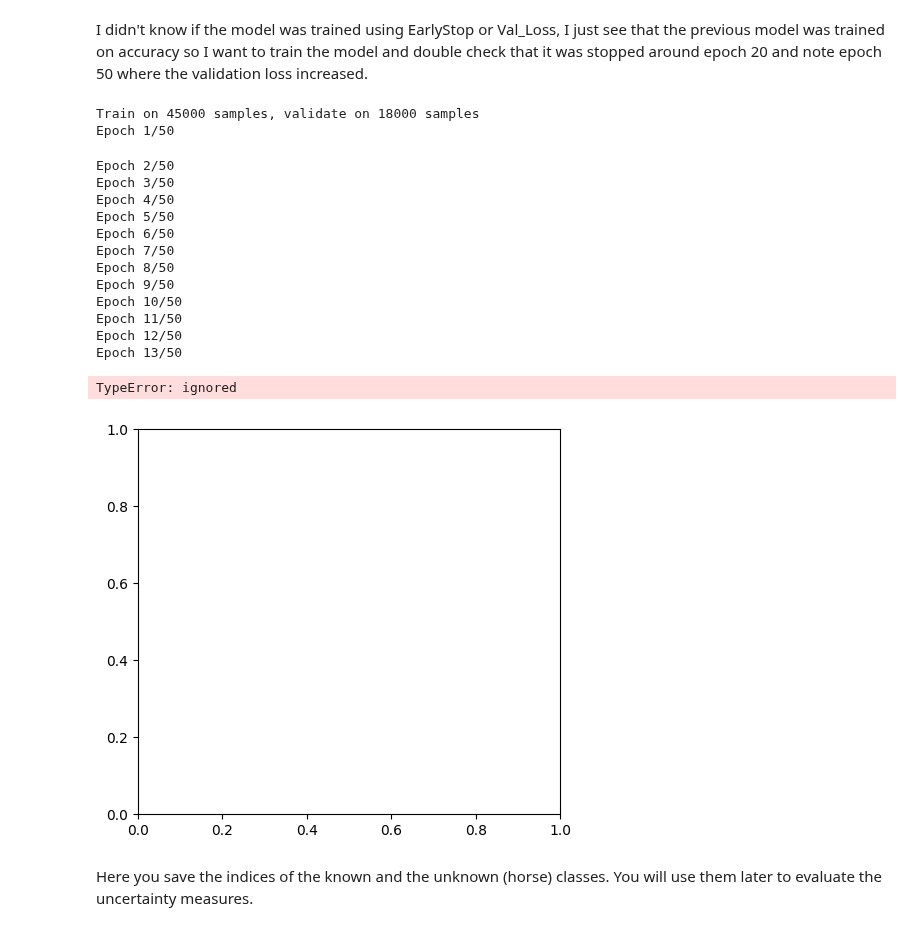
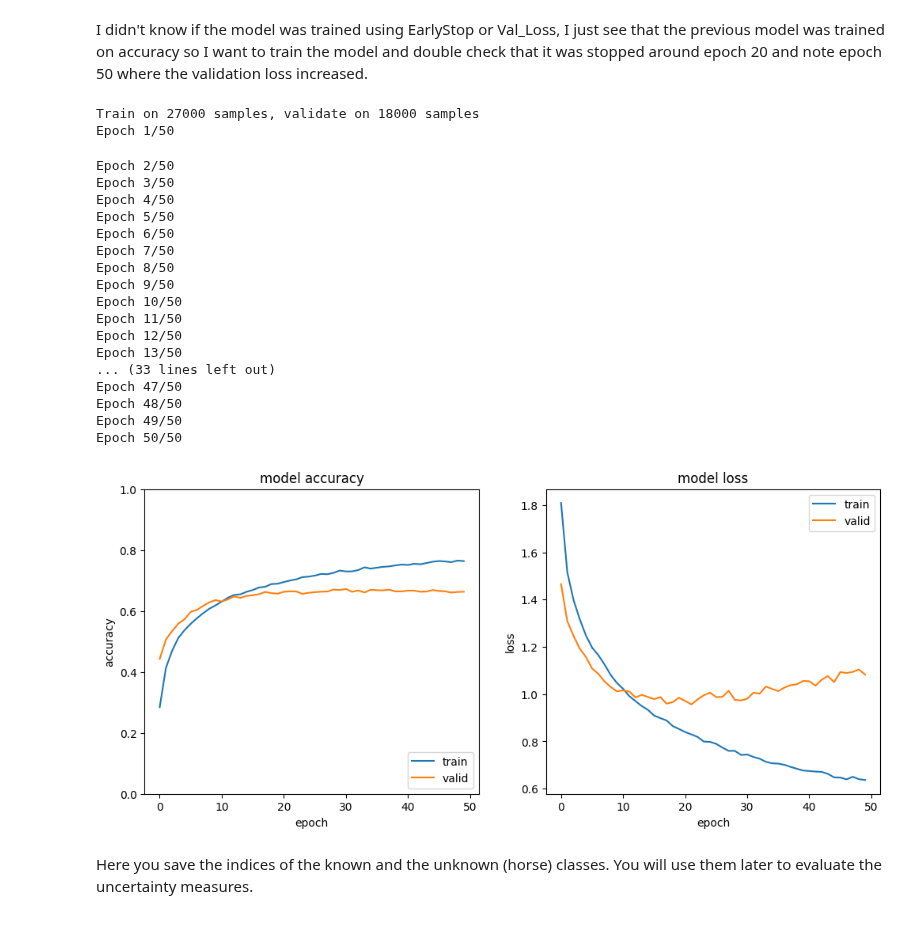
Before and after one commit to RachelRamirez/tta, a Jupyter notebook: TTA_experiments_only.ipynb, the cells around one changed output. Drawn from its saved outputs; the diff is of its cells as text; code cells hidden in the pictures.

Commit message:
model training and plot train/val plots working

```diff
--- a/TTA_experiments_only.ipynb
+++ b/TTA_experiments_only.ipynb
@@ -253,11 +248,11 @@ _________________________________________________________________
 # %% [markdown]
 I didn't know if the model was trained using EarlyStop or Val_Loss, I just see that the previous model was trained on accuracy so I want to train the model and double check that it was stopped around epoch 20 and note epoch 50 where the validation loss increased.
 # %%
-callback = tf.keras.callbacks.EarlyStopping(monitor='val_accuracy', patience=10)
-history = model.fit(x=x_train_no_horse, y=y_train_no_horse, batch_size=25, epochs=50, verbose='auto', callbacks = [callback], validation_data=(x_val, y_val))
+callback = tf.keras.callbacks.EarlyStopping(monitor='val_accuracy', patience=25)
+history = model.fit(x=x_train, y=y_train, batch_size=64, epochs=50, verbose='auto', callbacks = [callback], validation_data=(x_val, y_val))
 history = history.history
 # %% [output]
-Train on 45000 samples, validate on 18000 samples
+Train on 27000 samples, validate on 18000 samples
 Epoch 1/50
 Epoch 2/50
 Epoch 3/50
@@ -271,3 +266,8 @@ Epoch 10/50
 Epoch 11/50
 Epoch 12/50
 Epoch 13/50
+... (33 lines left out)
+Epoch 47/50
+Epoch 48/50
+Epoch 49/50
+Epoch 50/50
@@ -274,24 +278,23 @@ Epoch 13/50
 # %%
 plt.figure(figsize=(12,5))
 plt.subplot(1,2,1)
-plt.plot(history[:,0])
-plt.plot(history[:,1])
+plt.plot(history['accuracy'])
+plt.plot(history['val_accuracy'])
 plt.ylim(0, 1)
 plt.title('model accuracy')
 plt.ylabel('accuracy')
 plt.xlabel('epoch')
 plt.legend(['train', 'valid'], loc='lower right')
 plt.subplot(1,2,2)
-plt.plot(history[:,2])
-plt.plot(history[:,3])
+plt.plot(history['loss'])
+plt.plot(history['val_loss'])
 plt.title('model loss')
 plt.ylabel('loss')
 plt.xlabel('epoch')
 plt.legend(['train', 'valid'], loc='upper right')
 plt.show()
 # %% [output]
-TypeError: ignored
-[figure, old version]
+[figure, new version]
 # %% [markdown]
 Here you save the indices of the known and the unknown (horse) classes. You will use them later to evaluate the uncertainty measures.
 # %%
```
Also changed, not shown: parts of 6 cells of this notebook.
